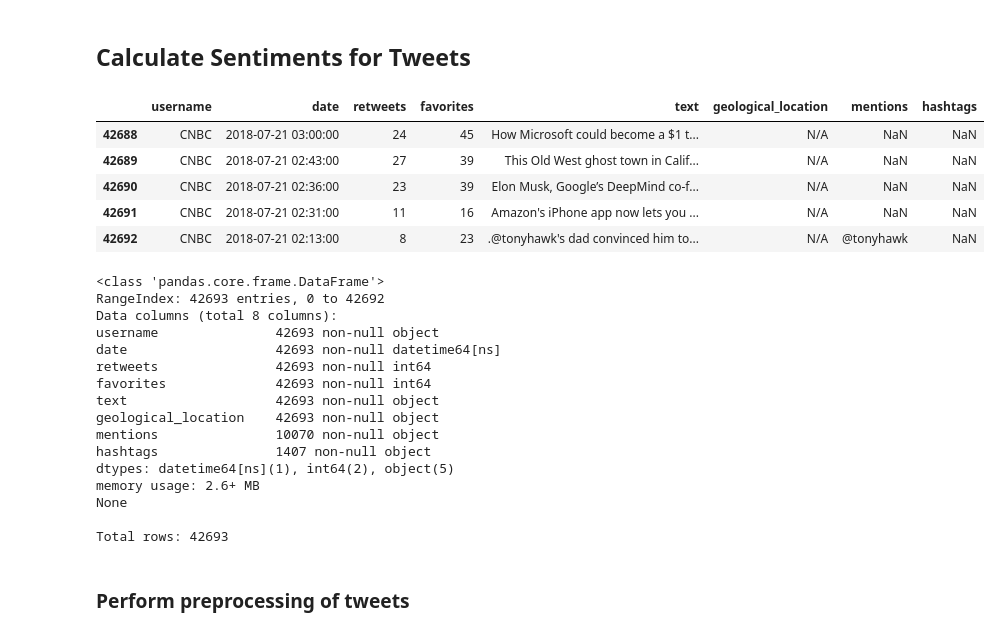
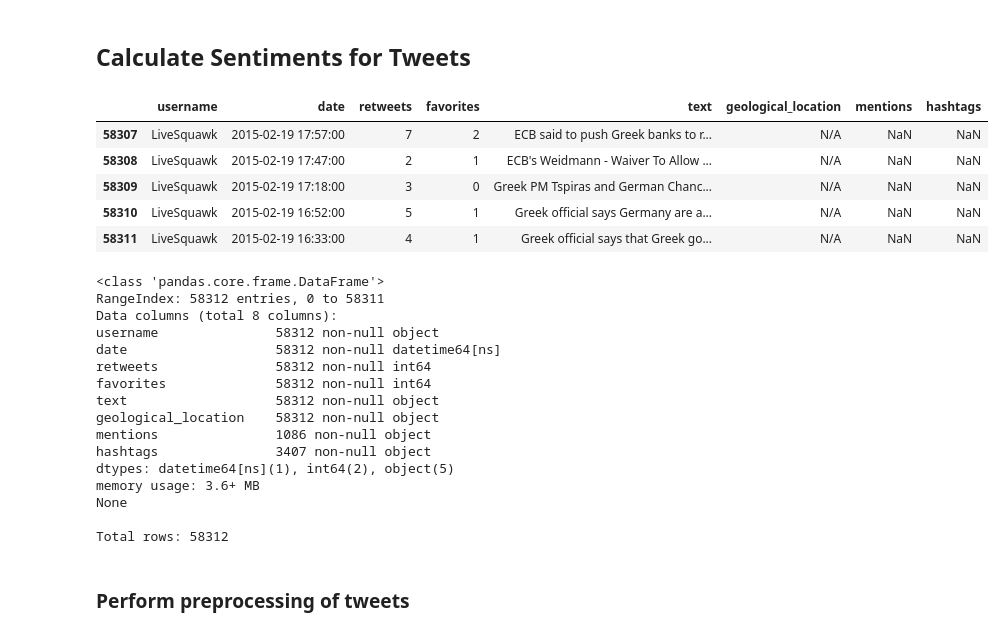
Before and after one commit to eleow/roboadvisorSystem, a Jupyter notebook: SystemCode/backend/notebooks/Example_Sentiments.ipynb, the cells around one changed output. Drawn from its saved outputs; the diff is of its cells as text; code cells hidden in the pictures.

```diff
--- a/SystemCode/backend/notebooks/Example_Sentiments.ipynb
+++ b/SystemCode/backend/notebooks/Example_Sentiments.ipynb
@@ -26,28 +26,29 @@ if IN_COLAB:
 # %%
 import pandas as pd
 import re
 single_digit_hour = re.compile(r'\b(\d{1}):([0-5]?[0-9])')
 
 # Tweets obtained via "Twitter-Get-Old-Tweets-Scraper-master" from github (https://github.com/PJHRobles/Twitter-Get-Old-Tweets-Scraper), with some bug-fixes by arruda
-twitter_data = './data/twitter/tweets_cnbc.csv'
+username="LiveSquawk"
+twitter_data = '../data/twitter/tweets_'+username+'.csv'
 dataset = pd.read_csv(twitter_data)
 dataset = dataset.drop(['language', 'tweet_id', 'permalink', 'user_handle'], axis=1)
 
 # zero-pad hour in date string, then convert to a datetime
 dataset['date'] = [re.sub(single_digit_hour, lambda s: '{}:{}'.format(s.group(1).zfill(2), s.group(2)), str(x)) for x in dataset['date']]
 dataset['date'] = pd.to_datetime(dataset['date'], format="%d/%m/%Y %H:%M")
 
 dataset['geological_location'] = dataset['geological_location'].fillna('N/A')
 # dataset['mentions'] = dataset['mentions'].fillna('')
 # dataset['hashtags'] = dataset['hashtags'].fillna('')
 dataset.tail()
 # %% [output]
 |  | username | date | retweets | favorites | text | geological_location | mentions | hashtags |
-| 42688 | CNBC | 2018-07-21 03:00:00 | 24 | 45 | How Microsoft could become a $1 t... | N/A | NaN | NaN |
-| 42689 | CNBC | 2018-07-21 02:43:00 | 27 | 39 | This Old West ghost town in Calif... | N/A | NaN | NaN |
-| 42690 | CNBC | 2018-07-21 02:36:00 | 23 | 39 | Elon Musk, Google’s DeepMind co-f... | N/A | NaN | NaN |
-| 42691 | CNBC | 2018-07-21 02:31:00 | 11 | 16 | Amazon's iPhone app now lets you ... | N/A | NaN | NaN |
-| 42692 | CNBC | 2018-07-21 02:13:00 | 8 | 23 | .@tonyhawk's dad convinced him to... | N/A | @tonyhawk | NaN |
+| 58307 | LiveSquawk | 2015-02-19 17:57:00 | 7 | 2 | ECB said to push Greek banks to r... | N/A | NaN | NaN |
+| 58308 | LiveSquawk | 2015-02-19 17:47:00 | 2 | 1 | ECB's Weidmann - Waiver To Allow ... | N/A | NaN | NaN |
+| 58309 | LiveSquawk | 2015-02-19 17:18:00 | 3 | 0 | Greek PM Tspiras and German Chanc... | N/A | NaN | NaN |
+| 58310 | LiveSquawk | 2015-02-19 16:52:00 | 5 | 1 | Greek official says Germany are a... | N/A | NaN | NaN |
+| 58311 | LiveSquawk | 2015-02-19 16:33:00 | 4 | 1 | Greek official says that Greek go... | N/A | NaN | NaN |
 # %%
 # print(dataset.isnull().sum())
 print(dataset.info())
@@ -55,21 +56,21 @@ print()
 print("Total rows:", len(dataset))
 # %% [output]
 <class 'pandas.core.frame.DataFrame'>
-RangeIndex: 42693 entries, 0 to 42692
+RangeIndex: 58312 entries, 0 to 58311
 Data columns (total 8 columns):
-username               42693 non-null object
-date                   42693 non-null datetime64[ns]
-retweets               42693 non-null int64
-favorites              42693 non-null int64
-text                   42693 non-null object
-geological_location    42693 non-null object
-mentions               10070 non-null object
-hashtags               1407 non-null object
+username               58312 non-null object
+date                   58312 non-null datetime64[ns]
+retweets               58312 non-null int64
+favorites              58312 non-null int64
+text                   58312 non-null object
+geological_location    58312 non-null object
+mentions               1086 non-null object
+hashtags               3407 non-null object
 dtypes: datetime64[ns](1), int64(2), object(5)
-memory usage: 2.6+ MB
+memory usage: 3.6+ MB
 None
 
-Total rows: 42693
+Total rows: 58312
 # %% [markdown]
 ### Perform preprocessing of tweets
 # %%
```
Also changed, not shown: parts of 11 cells of this notebook, 5 other files.
